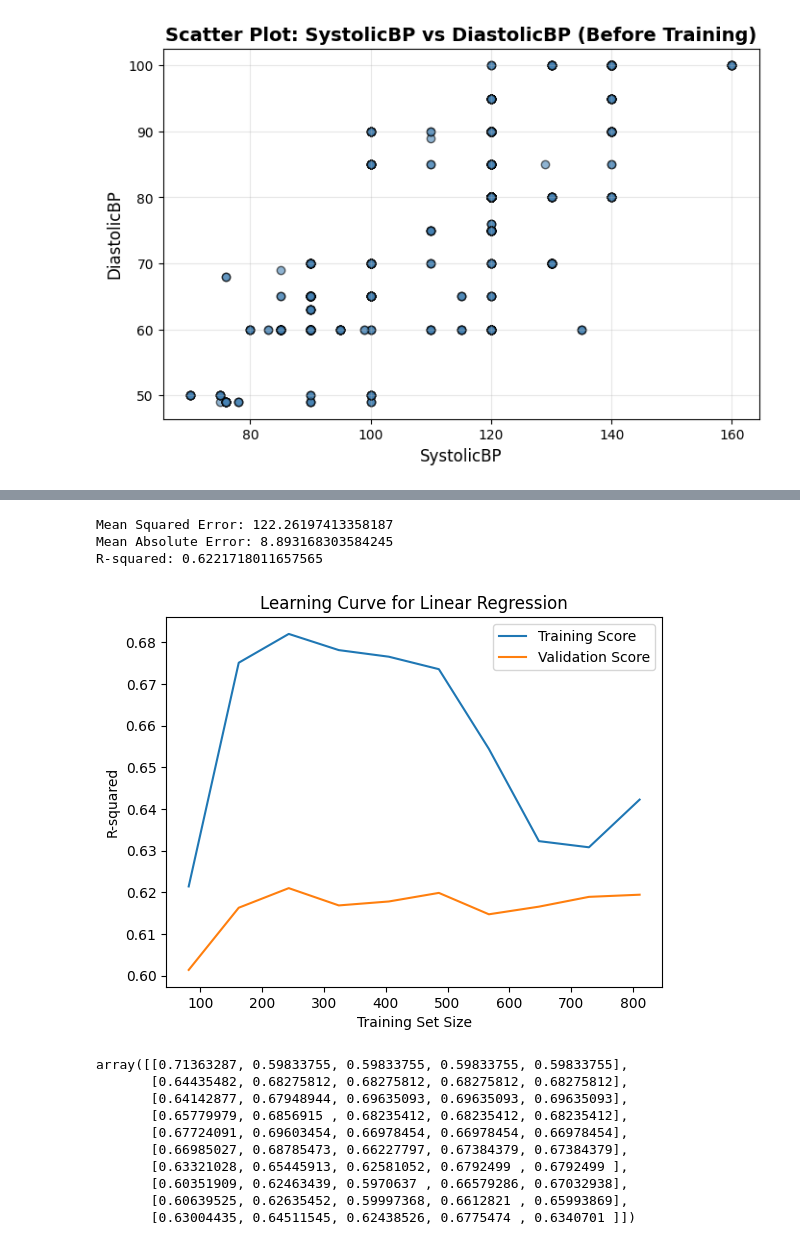
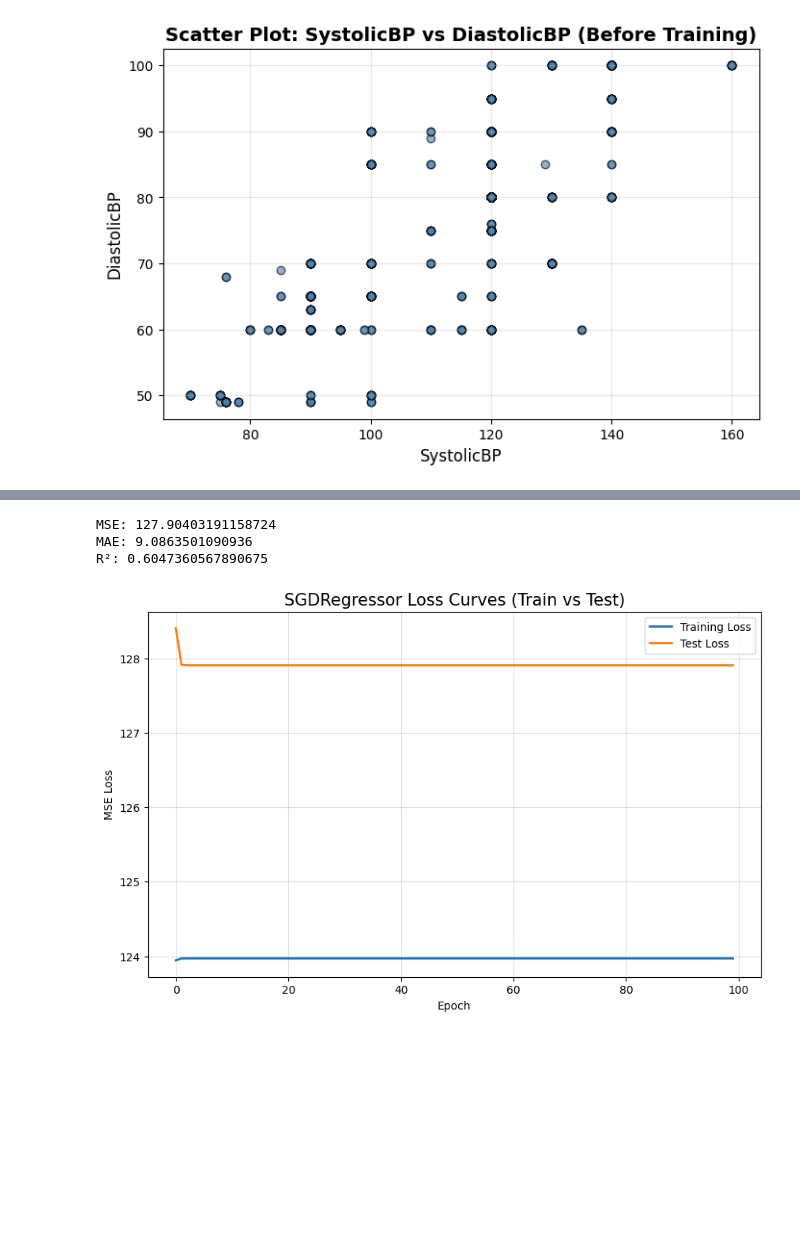
Before and after one commit to BirasaDivine/Maternal_Health_Risk_Mobile-App-Regression, a Jupyter notebook: MobileApp_Regression_Analysis.ipynb, the cells around one changed output, grey strips where cells are left out. Cells and saved outputs as stored; diff of their text form; code cells hidden in the pictures; blank space fills up the shorter version.

```diff
--- a/MobileApp_Regression_Analysis.ipynb
+++ b/MobileApp_Regression_Analysis.ipynb
@@ -198,3 +201,0 @@ X_test = scaler.transform(X_test)
-# %%
-LR = LinearRegression()
-LR.fit(X_train, y_train)
@@ -204,0 +207,8 @@ y_pred = LR.predict(X_test)
+# %%
+sgd = SGDRegressor(
+    max_iter=1,           # One iteration per "epoch"
+    learning_rate='constant',
+    eta0=0.01,
+    warm_start=True,      # Keep previous weights for next epoch
+    random_state=42
+)
@@ -205,47 +230,32 @@ y_pred = LR.predict(X_test)
 # %%
-y_pred = LR.predict(X_test)
-mse = mean_squared_error(y_test, y_pred)
-mae = mean_absolute_error(y_test, y_pred)
-r2 = r2_score(y_test, y_pred)
+# Final predictions with trained model
+y_pred_sgd = sgd.predict(X_test_scaled)
 
-print("Mean Squared Error:", mse)
-print("Mean Absolute Error:", mae)
-print("R-squared:", r2)
+
+# Metrics
+mse = mean_squared_error(y_test, y_pred_sgd)
+mae = mean_absolute_error(y_test, y_pred_sgd)
+r2 = r2_score(y_test, y_pred_sgd)
+
+print("MSE:", mse)
+print("MAE:", mae)
+print("R²:", r2)
 # %% [output]
-Mean Squared Error: 122.26197413358187
-Mean Absolute Error: 8.893168303584245
-R-squared: 0.6221718011657565
+MSE: 127.90403191158724
+MAE: 9.0863501090936
+R²: 0.6047360567890675
-# %%
-train_sizes, train_scores, test_scores = learning_curve(
-    LinearRegression(), X, y, cv=5, scoring='r2', n_jobs=1,
-    train_sizes=np.linspace(0.1, 1.0, 10)
-)
-
-train_mean = np.mean(train_scores, axis=1)
-test_mean = np.mean(test_scores, axis=1)
-
-plt.plot(train_sizes, train_mean, label='Training Score')
-plt.plot(train_sizes, test_mean, label='Validation Score')
-plt.xlabel('Training Set Size')
-plt.ylabel('R-squared')
-plt.title('Learning Curve for Linear Regression')
-plt.legend()
-plt.show()
-# %% [output]
-[figure, removed]
-# %%
-train_scores
-# %% [output]
-array([[0.71363287, 0.59833755, 0.59833755, 0.59833755, 0.59833755],
-       [0.64435482, 0.68275812, 0.68275812, 0.68275812, 0.68275812],
-       [0.64142877, 0.67948944, 0.69635093, 0.69635093, 0.69635093],
-       [0.65779979, 0.6856915 , 0.68235412, 0.68235412, 0.68235412],
-       [0.67724091, 0.69603454, 0.66978454, 0.66978454, 0.66978454],
-       [0.66985027, 0.68785473, 0.66227797, 0.67384379, 0.67384379],
-       [0.63321028, 0.65445913, 0.62581052, 0.6792499 , 0.6792499 ],
-       [0.60351909, 0.62463439, 0.5970637 , 0.66579286, 0.67032938],
-       [0.60639525, 0.62635452, 0.59997368, 0.6612821 , 0.65993869],
-       [0.63004435, 0.64511545, 0.62438526, 0.6775474 , 0.6340701 ]])
+# %%
+plt.figure(figsize=(10, 6))
+plt.plot(train_losses, label="Training Loss", linewidth=2)
+plt.plot(test_losses, label="Test Loss", linewidth=2)
+plt.title("SGDRegressor Loss Curves (Train vs Test)", fontsize=15)
+plt.xlabel("Epoch")
+plt.ylabel("MSE Loss")
+plt.legend()
+plt.grid(True, alpha=0.4)
+plt.show()
+# %% [output]
+[figure, added]
 # %%
 RandomF = RandomForestRegressor()
 RandomF.fit(X_train, y_train)
```
Also changed, not shown: parts of 16 cells of this notebook.
